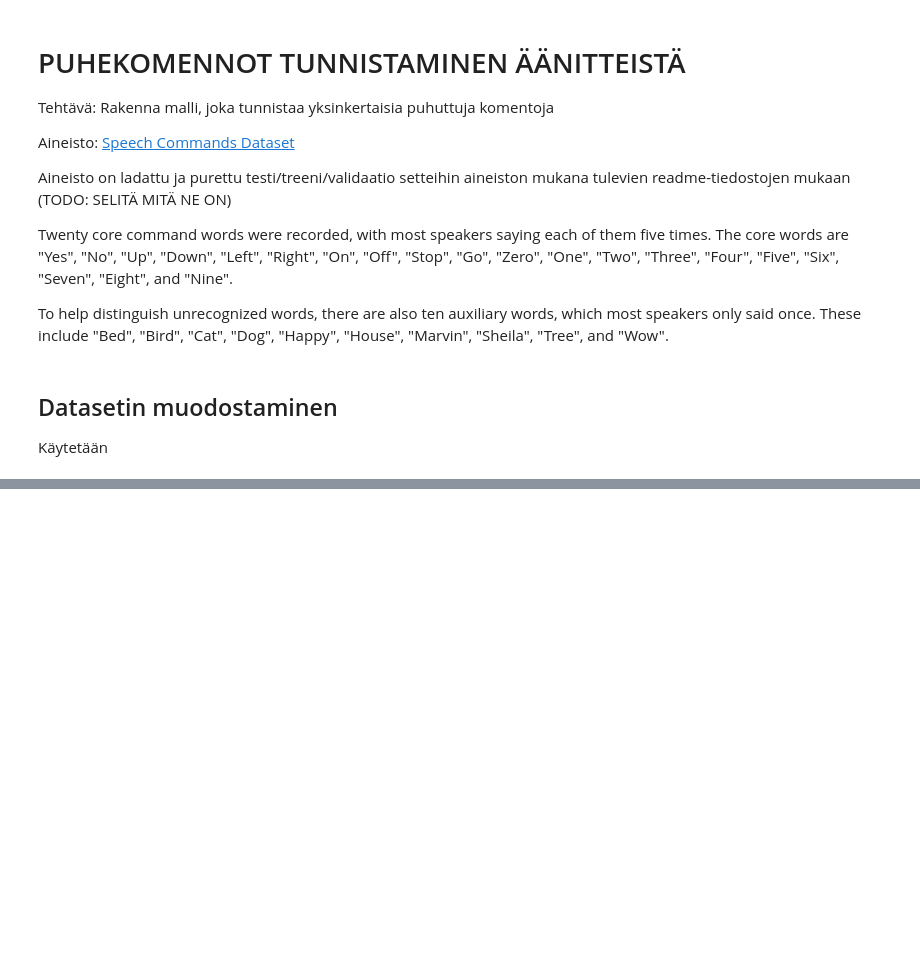
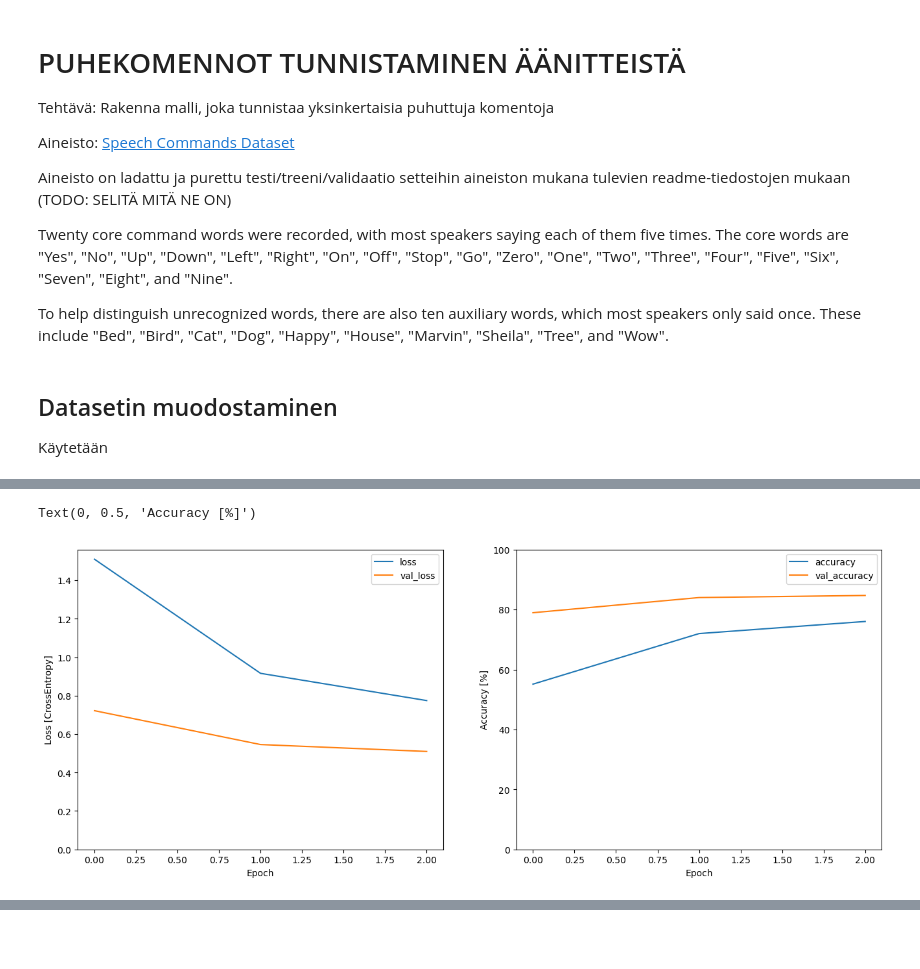
Before and after one commit to aarniman/NeuroverkotProjekti, a Jupyter notebook: Project_Week4/Puhekomennot.ipynb, the cells around one changed output, grey strips where cells are left out. Cells and saved outputs as stored; diff of their text form; code cells hidden in the pictures; blank space fills up the shorter version.

```diff
--- a/Project_Week4/Puhekomennot.ipynb
+++ b/Project_Week4/Puhekomennot.ipynb
@@ -70 +242,6 @@ Classes in training set: ['down', 'eight', 'five', 'four', 'go', 'left', 'nine',
 -
+# %%
+# Add Dataset.cache and Dataset.prefetch operations to reduce read latency while training the model:
+train_spectro_ds = train_spectro_ds.cache().prefetch(buffer_size=tf.data.AUTOTUNE)
+val_spectro_ds = val_spectro_ds.cache().prefetch(buffer_size=tf.data.AUTOTUNE)
+test_spectro_ds = test_spectro_ds.cache().prefetch(buffer_size=tf.data.AUTOTUNE)
@@ -70,0 +306,14 @@ Classes in training set: ['down', 'eight', 'five', 'four', 'go', 'left', 'nine',
+# %%
+model.compile(
+    optimizer=keras.optimizers.Adam(),
+    loss=keras.losses.CategoricalCrossentropy(),
+    metrics=['accuracy'],
+)
+# %%
+EPOCHS = 3
+history = model.fit(
+    train_spectro_ds,
+    validation_data=val_spectro_ds,
+    epochs=EPOCHS,
+    callbacks=tf.keras.callbacks.EarlyStopping(verbose=1, patience=2),
+)
@@ -70,0 +327,19 @@ Classes in training set: ['down', 'eight', 'five', 'four', 'go', 'left', 'nine',
+# %%
+metrics = history.history
+plt.figure(figsize=(16,6))
+plt.subplot(1,2,1)
+plt.plot(history.epoch, metrics['loss'], metrics['val_loss'])
+plt.legend(['loss', 'val_loss'])
+plt.ylim([0, max(plt.ylim())])
+plt.xlabel('Epoch')
+plt.ylabel('Loss [CrossEntropy]')
+
+plt.subplot(1,2,2)
+plt.plot(history.epoch, 100*np.array(metrics['accuracy']), 100*np.array(metrics['val_accuracy']))
+plt.legend(['accuracy', 'val_accuracy'])
+plt.ylim([0, 100])
+plt.xlabel('Epoch')
+plt.ylabel('Accuracy [%]')
+# %% [output]
+Text(0, 0.5, 'Accuracy [%]')
+[figure, added]
```
Also changed, not shown: parts of 28 cells of this notebook.
